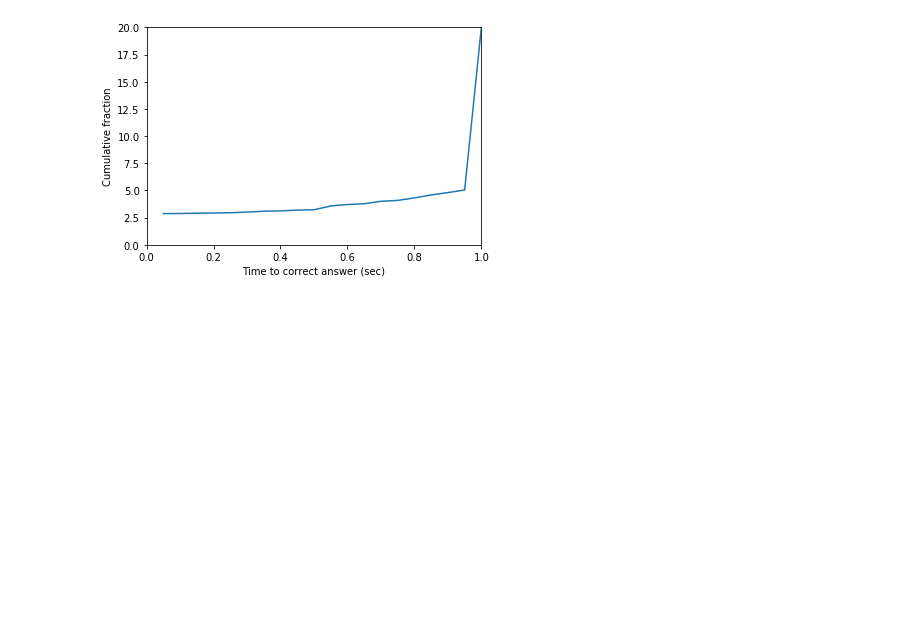
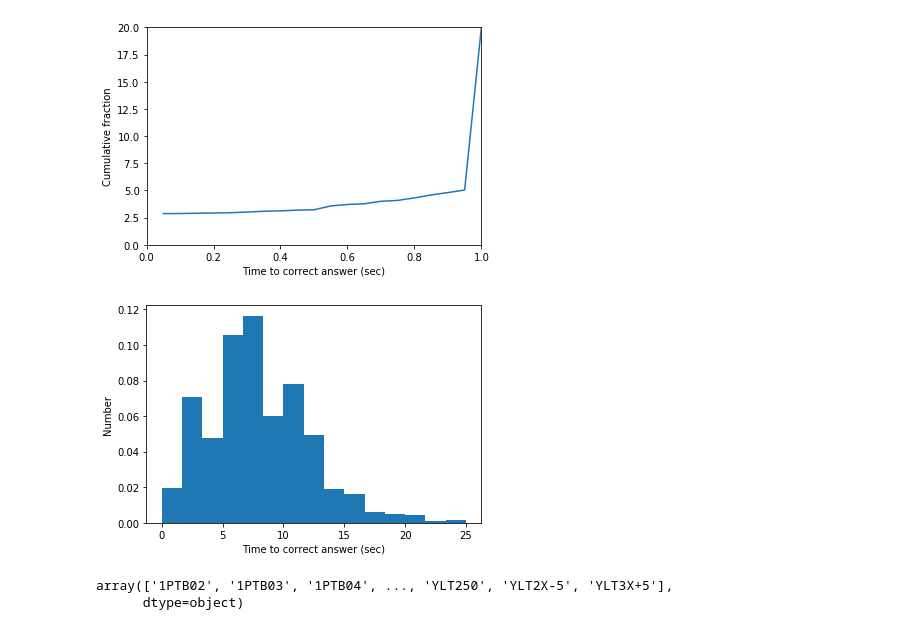
Before and after one commit to bin-soo/CS150A-Project, a Jupyter notebook: new_explore.ipynb, the cells around one changed output. Drawn from its saved outputs; the diff is of its cells as text; code cells hidden in the pictures; blank space fills up the shorter version.

```diff
--- a/new_explore.ipynb
+++ b/new_explore.ipynb
@@ -440,3 +453,22 @@ plt.axis((0,1,0,20))
 plt.show()
 # %% [output]
 [figure]
+# %%
+problems = traindata['Problem Name']
+problems = np.unique(problems)
+pmedian_times = {}
+for p in problems:
+    pmedian_times[p] = traindata[traindata['Problem Name'] == p]['Correct Step Duration (sec)'].median()
+hist = plt.hist(np.array(list(pmedian_times.values())),bins=15,density=True,log=False,range=(0,25))
+plt.xlabel('Time to correct answer (sec)')
+plt.ylabel('Number')
+plt.show()
+# %% [output]
+[figure, added]
+# %%
+tproblems = traindata['Problem Name']
+tproblems = np.unique(tproblems)
+tproblems
+# %% [output]
+array(['1PTB02', '1PTB03', '1PTB04', ..., 'YLT250', 'YLT2X-5', 'YLT3X+5'],
+      dtype=object)
```
Also changed, not shown: parts of 19 cells of this notebook, 2 other files.
